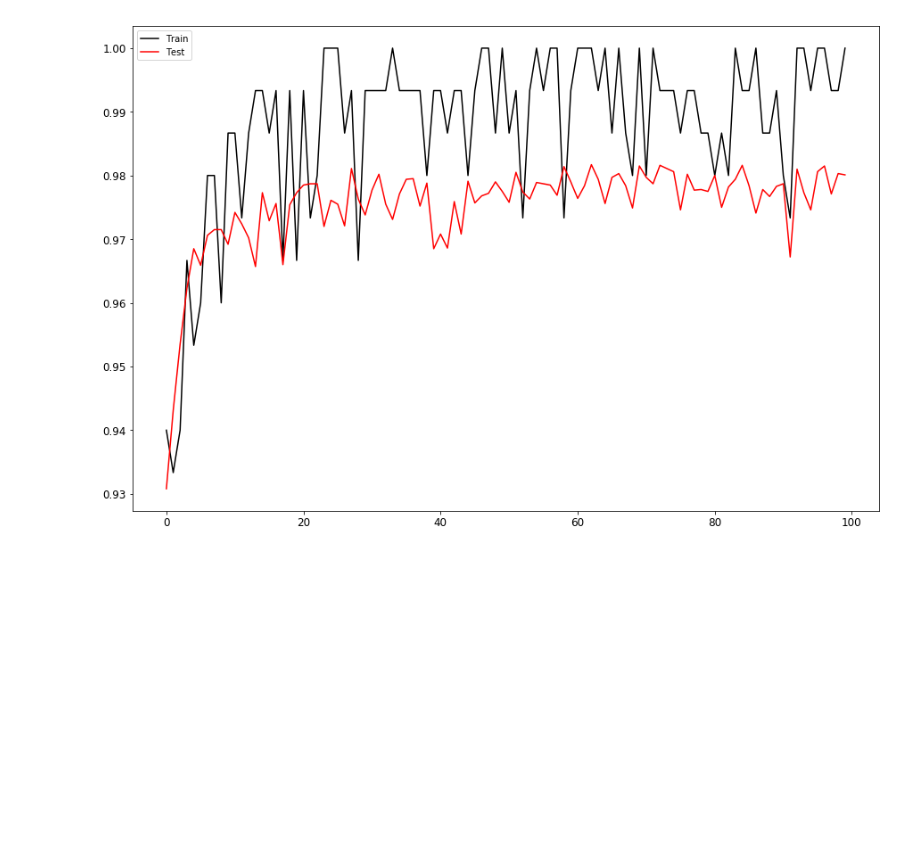
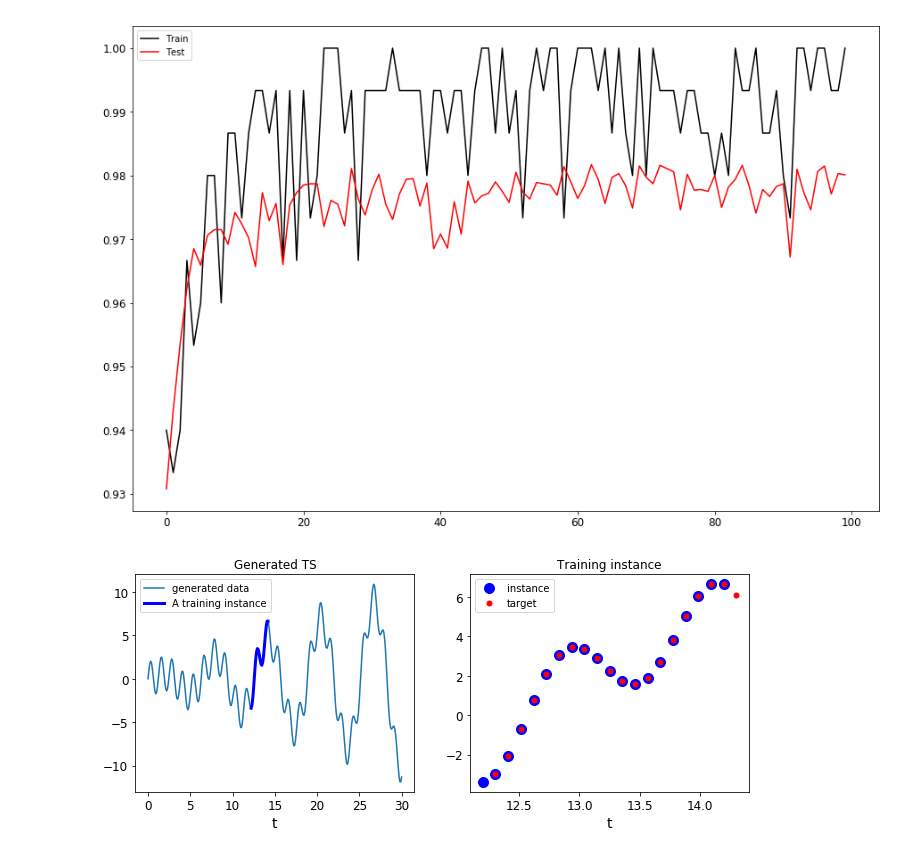
Before and after one commit to damiansp/neuralNet, a Jupyter notebook: handsOn/14_recurrent/rnn.ipynb, the cells around one changed output. Cells and saved outputs as stored; diff of their text form; code cells hidden in the pictures; blank space fills up the shorter version.

```diff
--- a/handsOn/14_recurrent/rnn.ipynb
+++ b/handsOn/14_recurrent/rnn.ipynb
@@ -320,3 +320,9 @@ plt.plot(test_acc, 'r-', label='Test');
 plt.legend(loc='best');
 # %% [output]
 [figure]
+# %%
+t_min, t_max = 0, 30
+resolution = 0.1
+# %%
+def time_series(t):
+    return t * np.sin(t) / 3 + 2 * np.sin(t * 5)
@@ -322,0 +337,35 @@ plt.legend(loc='best');
+# %%
+t = np.linspace(t_min, t_max, int((t_max - t_min)  / resolution))
+
+n_steps = 20
+t_instance = np.linspace(
+    12.2, 12.2 + resolution * (n_steps + 1), n_steps + 1)
+
+plt.figure(figsize=(11, 4));
+plt.subplot(121);
+plt.title('Generated TS');
+plt.plot(t, time_series(t), label='generated data');
+plt.plot(t_instance[:-1],
+         time_series(t_instance[:-1]),
+         'b-',
+         linewidth=3,
+         label='A training instance');
+plt.legend(loc='best')
+plt.xlabel('t');
+
+plt.subplot(122);
+plt.title('Training instance');
+plt.plot(t_instance[:-1],
+         time_series(t_instance[:-1]),
+         'bo',
+         markersize=10,
+         label='instance');
+plt.plot(t_instance[1:],
+         time_series(t_instance[1:]),
+         'ro',
+         markersize=5,
+         label='target');
+plt.legend(loc='best');
+plt.xlabel('t');
+# %% [output]
+[figure, added]
```
Also changed, not shown: parts of 28 cells of this notebook, 4 other files.
